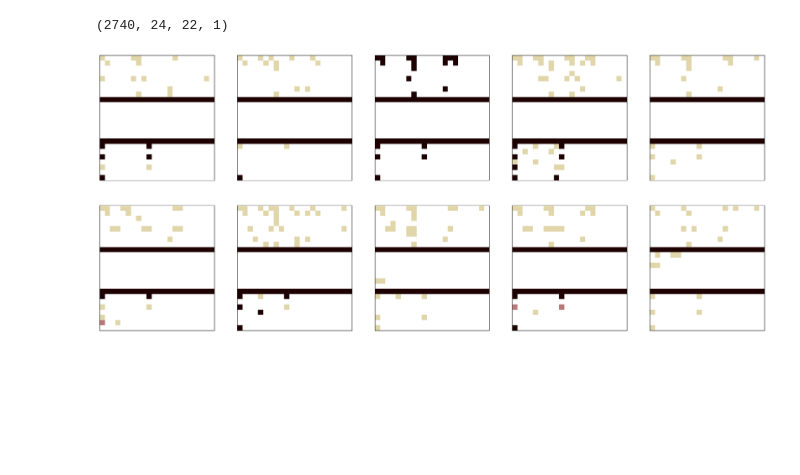
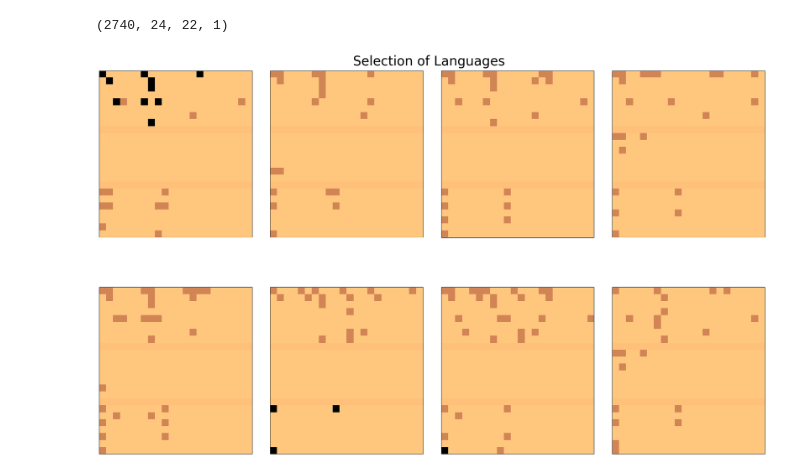
Before and after one commit to Pappa/conlanger, a Jupyter notebook: notebooks/language_phoneme_analysis.ipynb, the cells around one changed output. Saved outputs shown, nothing was run; the diff lists cells and outputs as text; code cells hidden in the pictures; blank space fills up the shorter version.

Commit message:
Language data images

```diff
--- a/notebooks/language_phoneme_analysis.ipynb
+++ b/notebooks/language_phoneme_analysis.ipynb
@@ -2,7 +2,7 @@
 import numpy as np
 import pandas as pd
 # %%
-language_phonemes = np.load("./data/language_phonemes.npy", allow_pickle=True).astype(int)
+language_phonemes = np.load("./data/language_phonemes.npy", allow_pickle=True)
 language_names = np.load("./data/language_names.npy", allow_pickle=True)[:, 0]
 
 assert language_phonemes.shape[0] == language_names.shape[0]
@@ -136,29 +136,32 @@ language_phonemes_selected.shape
 # %%
 import matplotlib.pyplot as plt
 
-r, c = 2, 5
+r, c = 2, 4
 
 gen = np.random.default_rng()
 samples = gen.choice(language_phonemes_selected, r * c, replace=False)
 
-fig, axs = plt.subplots(r, c, figsize=(24, 10), linewidth=10)
+fig, axs = plt.subplots(r, c, figsize=(22, 14), linewidth=10)
+fig.tight_layout()
 
 cnt = 0
 for i in range(r):
     for j in range(c):
         axs[i, j].imshow(
             samples[cnt],
-            cmap=plt.get_cmap("pink_r"),
+            cmap=plt.get_cmap("copper_r"),
             vmin=np.min(language_phonemes_selected),
             vmax=np.max(language_phonemes_selected),
         )
         axs[i, j].tick_params(
             left=False, right=False, labelleft=False, labelbottom=False, bottom=False
         )
         cnt += 1
 
+fig.suptitle("Selection of Languages", fontsize=30)
+plt.savefig("./images/language_selection.png")
 plt.show()
 # %% [output]
-[figure, old version]
+[figure, new version]
 # %%
 np.save("./data/language_phonemes_selected.npy", language_phonemes_selected)
```
Also changed, not shown: parts of 4 cells of this notebook, 6 other files.
